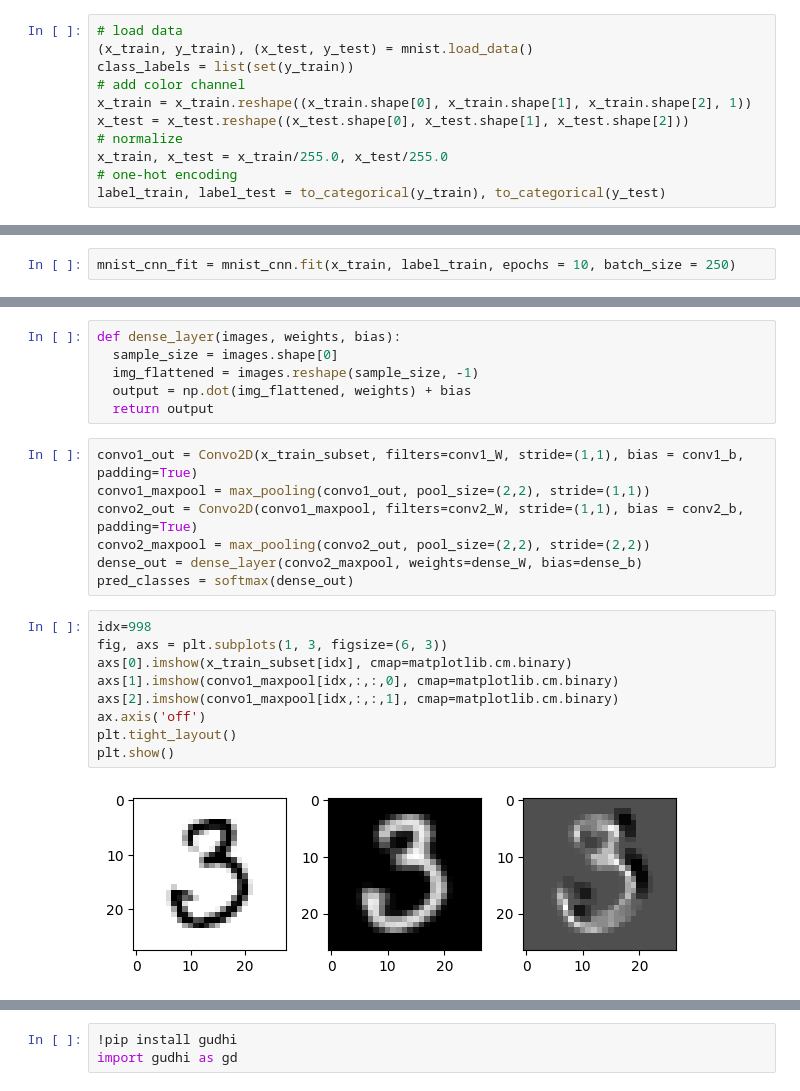
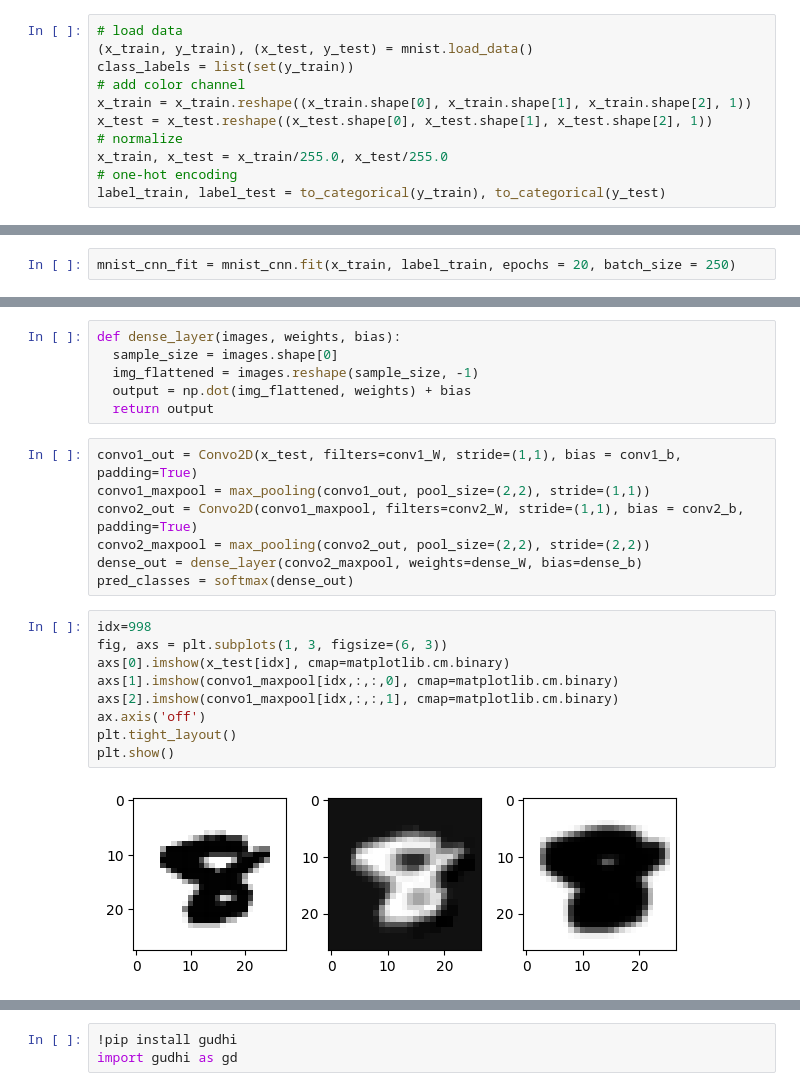
Before and after one commit to pquynhvu/TDA, a Jupyter notebook: mnist_pytorch.ipynb, the cells around one changed output, grey strips where cells are left out. Saved outputs shown, nothing was run; the diff lists cells and outputs as text.

```diff
--- a/mnist_pytorch.ipynb
+++ b/mnist_pytorch.ipynb
@@ -26,7 +26,7 @@ from scipy.signal import convolve2d
 class_labels = list(set(y_train))
 # add color channel
 x_train = x_train.reshape((x_train.shape[0], x_train.shape[1], x_train.shape[2], 1))
-x_test = x_test.reshape((x_test.shape[0], x_test.shape[1], x_test.shape[2]))
+x_test = x_test.reshape((x_test.shape[0], x_test.shape[1], x_test.shape[2], 1))
 # normalize
 x_train, x_test = x_train/255.0, x_test/255.0
 # one-hot encoding
@@ -101,3 +100,3 @@ label_train_subset = label_train[:1000]
 # %%
-mnist_cnn_fit = mnist_cnn.fit(x_train, label_train, epochs = 10, batch_size = 250)
+mnist_cnn_fit = mnist_cnn.fit(x_train, label_train, epochs = 20, batch_size = 250)
 # %% [output]
@@ -232,7 +228,7 @@ def dense_layer(images, weights, bias):
   output = np.dot(img_flattened, weights) + bias
   return output
 # %%
-convo1_out = Convo2D(x_train_subset, filters=conv1_W, stride=(1,1), bias = conv1_b, padding=True)
+convo1_out = Convo2D(x_test, filters=conv1_W, stride=(1,1), bias = conv1_b, padding=True)
 convo1_maxpool = max_pooling(convo1_out, pool_size=(2,2), stride=(1,1))
 convo2_out = Convo2D(convo1_maxpool, filters=conv2_W, stride=(1,1), bias = conv2_b, padding=True)
 convo2_maxpool = max_pooling(convo2_out, pool_size=(2,2), stride=(2,2))
@@ -241,13 +237,13 @@ pred_classes = softmax(dense_out)
 # %%
 idx=998
 fig, axs = plt.subplots(1, 3, figsize=(6, 3))
-axs[0].imshow(x_train_subset[idx], cmap=matplotlib.cm.binary)
+axs[0].imshow(x_test[idx], cmap=matplotlib.cm.binary)
 axs[1].imshow(convo1_maxpool[idx,:,:,0], cmap=matplotlib.cm.binary)
 axs[2].imshow(convo1_maxpool[idx,:,:,1], cmap=matplotlib.cm.binary)
 ax.axis('off')
 plt.tight_layout()
 plt.show()
 # %% [output]
-[figure, old version]
+[figure, new version]
 # %%
 fig, axs = plt.subplots(1, 4, figsize=(6, 3))
```
Also changed, not shown: parts of 8 cells of this notebook.
